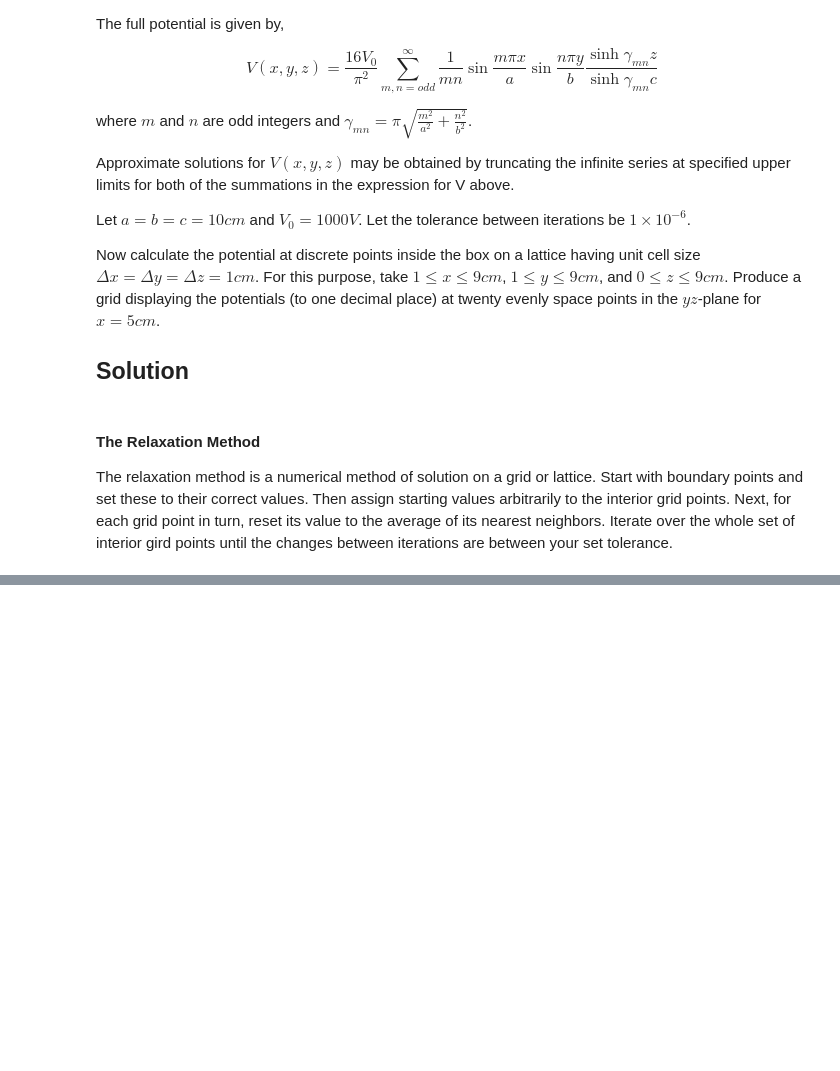
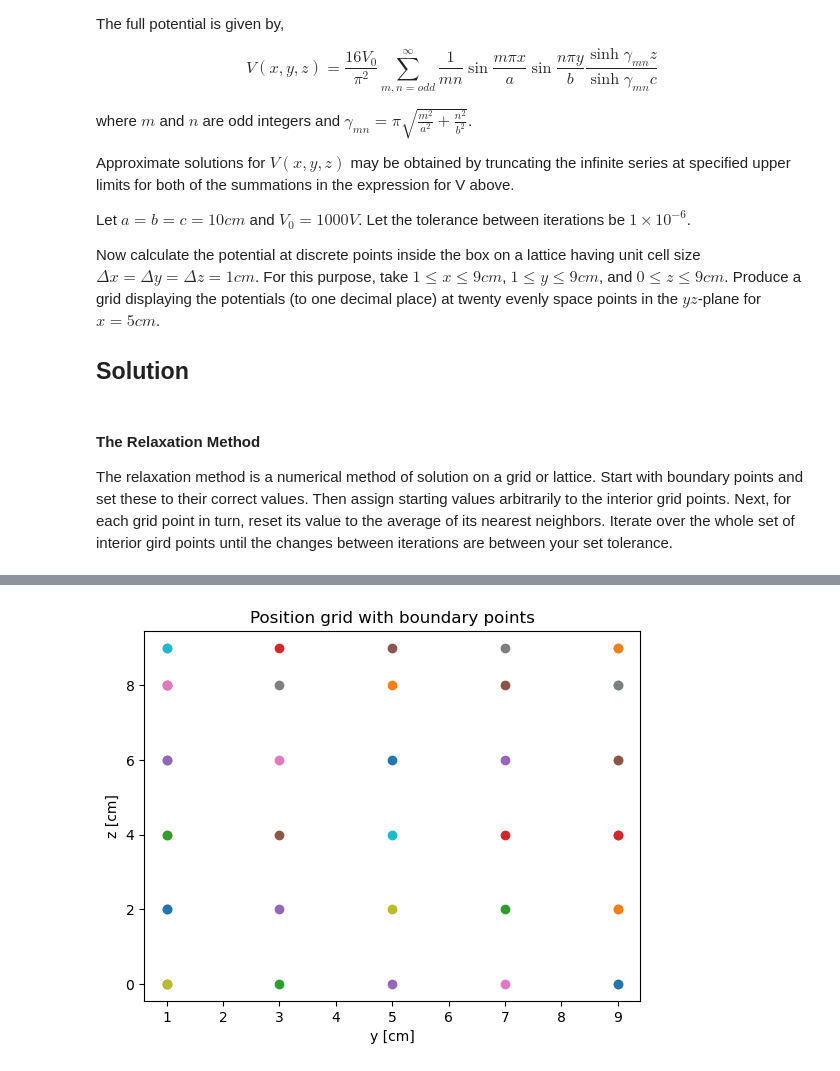
Before and after one commit to jakeb245/phys304, a Jupyter notebook: ComputationAssignment.ipynb, the cells around one changed output, grey strips where cells are left out. Drawn from its saved outputs; the diff is of its cells as text; code cells hidden in the pictures; blank space fills up the shorter version.

```diff
--- a/ComputationAssignment.ipynb
+++ b/ComputationAssignment.ipynb
@@ -95,0 +99,29 @@ plt.show()
+# %%
+# Add on the boundary points
+bpoints = []
+
+for i in yi:
+    bpoints.append([i, 0])
+    bpoints.append([i, 9])
+for i in zi:
+    bpoints.append([1, i])
+    bpoints.append([9, i])
+
+# Add the corners
+bpoints.append([1,0])
+bpoints.append([1,9])
+bpoints.append([9,0])
+bpoints.append([9,9])
+
+# Check!
+fig = plt.figure()
+for point in points:
+    plt.plot(point[0],point[1], 'o')
+for bpoint in bpoints:
+    plt.plot(bpoint[0],bpoint[1], 'o')
+plt.xlabel('y [cm]')
+plt.ylabel('z [cm]')
+plt.title('Position grid with boundary points')
+plt.show()
+# %% [output]
+[figure, added]
```
Also changed, not shown: parts of 9 cells of this notebook, 1 other file.
